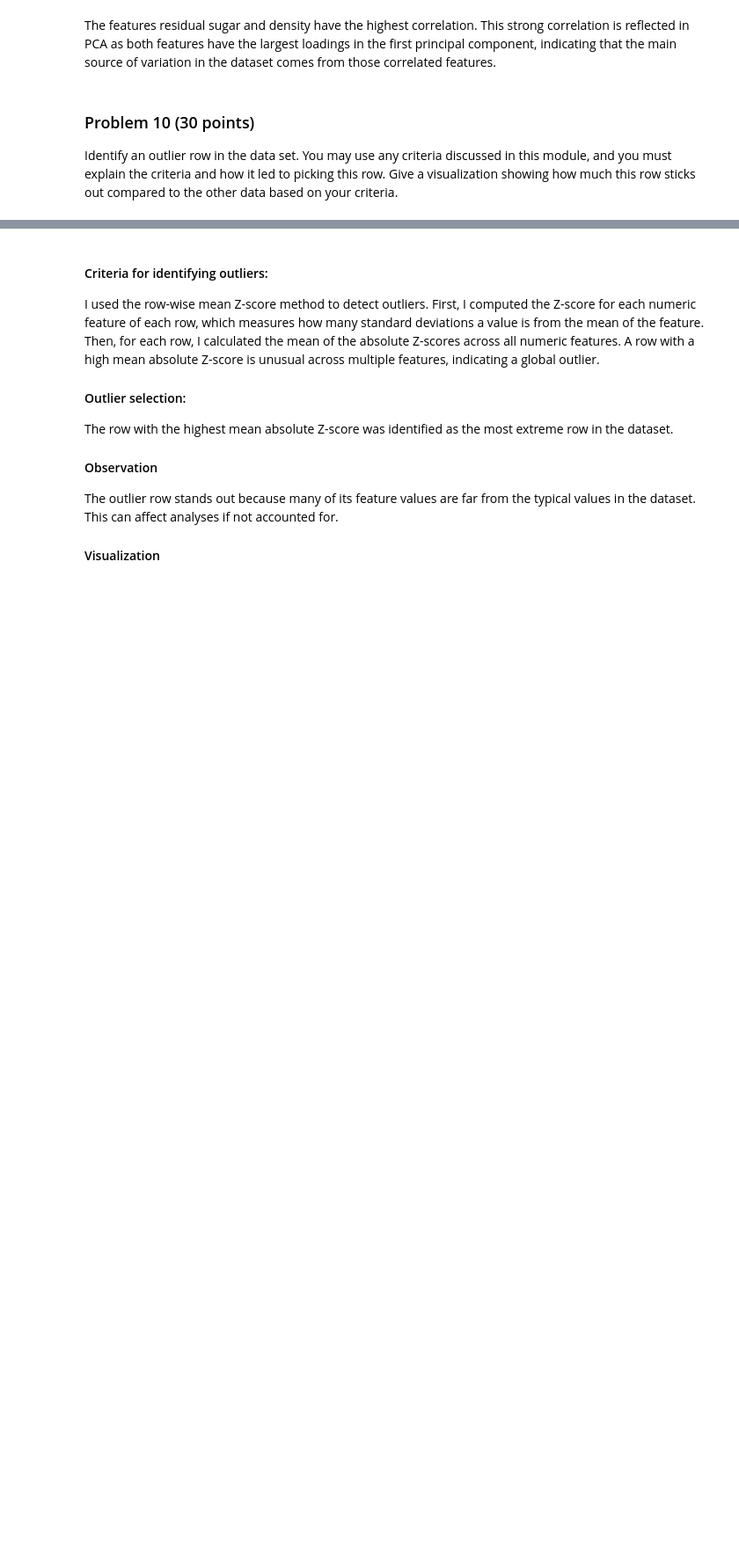
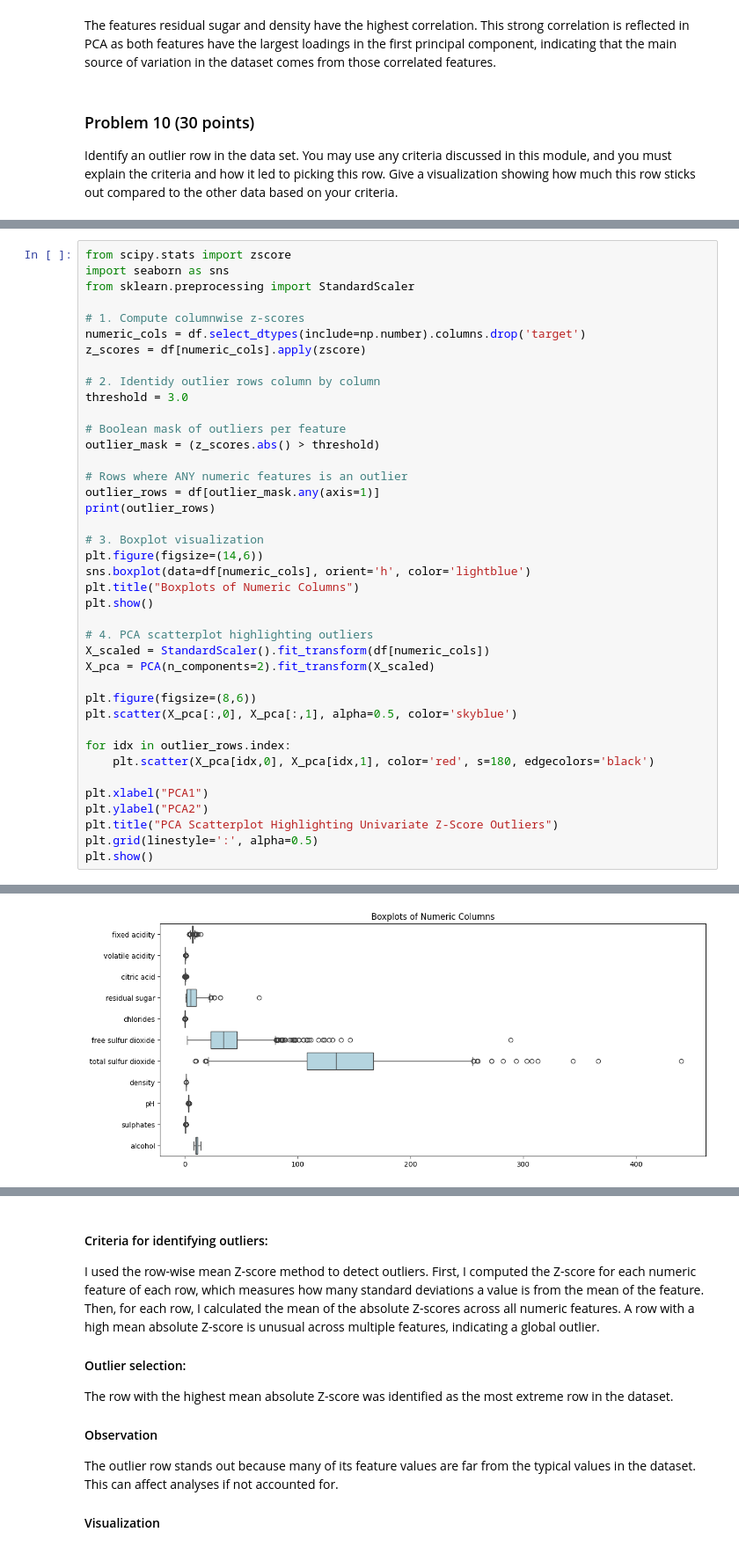
Before and after one commit to Ethnica16/dx601-final-project, a Jupyter notebook: project.ipynb, the cells around one changed output, grey strips where cells are left out. Shown at 88% size. Cells and saved outputs as stored; diff of their text form; blank space fills up the shorter version.

```diff
--- a/project.ipynb
+++ b/project.ipynb
@@ -572,0 +541,41 @@ alcohol                  11.700000
+# %%
+from scipy.stats import zscore
+import seaborn as sns
+from sklearn.preprocessing import StandardScaler
+
+# 1. Compute columnwise z-scores
+numeric_cols = df.select_dtypes(include=np.number).columns.drop('target')
+z_scores = df[numeric_cols].apply(zscore)
+
+# 2. Identidy outlier rows column by column
+threshold = 3.0
+
+# Boolean mask of outliers per feature
+outlier_mask = (z_scores.abs() > threshold)
+
+# Rows where ANY numeric features is an outlier
+outlier_rows = df[outlier_mask.any(axis=1)]
+print(outlier_rows)
+
+# 3. Boxplot visualization
+plt.figure(figsize=(14,6))
+sns.boxplot(data=df[numeric_cols], orient='h', color='lightblue')
+plt.title("Boxplots of Numeric Columns")
+plt.show()
+
+# 4. PCA scatterplot highlighting outliers
+X_scaled = StandardScaler().fit_transform(df[numeric_cols])
+X_pca = PCA(n_components=2).fit_transform(X_scaled)
+
+plt.figure(figsize=(8,6))
+plt.scatter(X_pca[:,0], X_pca[:,1], alpha=0.5, color='skyblue')
+
+for idx in outlier_rows.index:
+    plt.scatter(X_pca[idx,0], X_pca[idx,1], color='red', s=180, edgecolors='black')
+
+plt.xlabel("PCA1")
+plt.ylabel("PCA2")
+plt.title("PCA Scatterplot Highlighting Univariate Z-Score Outliers")
+plt.grid(linestyle=':', alpha=0.5)
+plt.show()
+# %% [output]
@@ -572,0 +599 @@ alcohol                  11.700000
+[figure, added]
```
Also changed, not shown: parts of 7 cells of this notebook.
